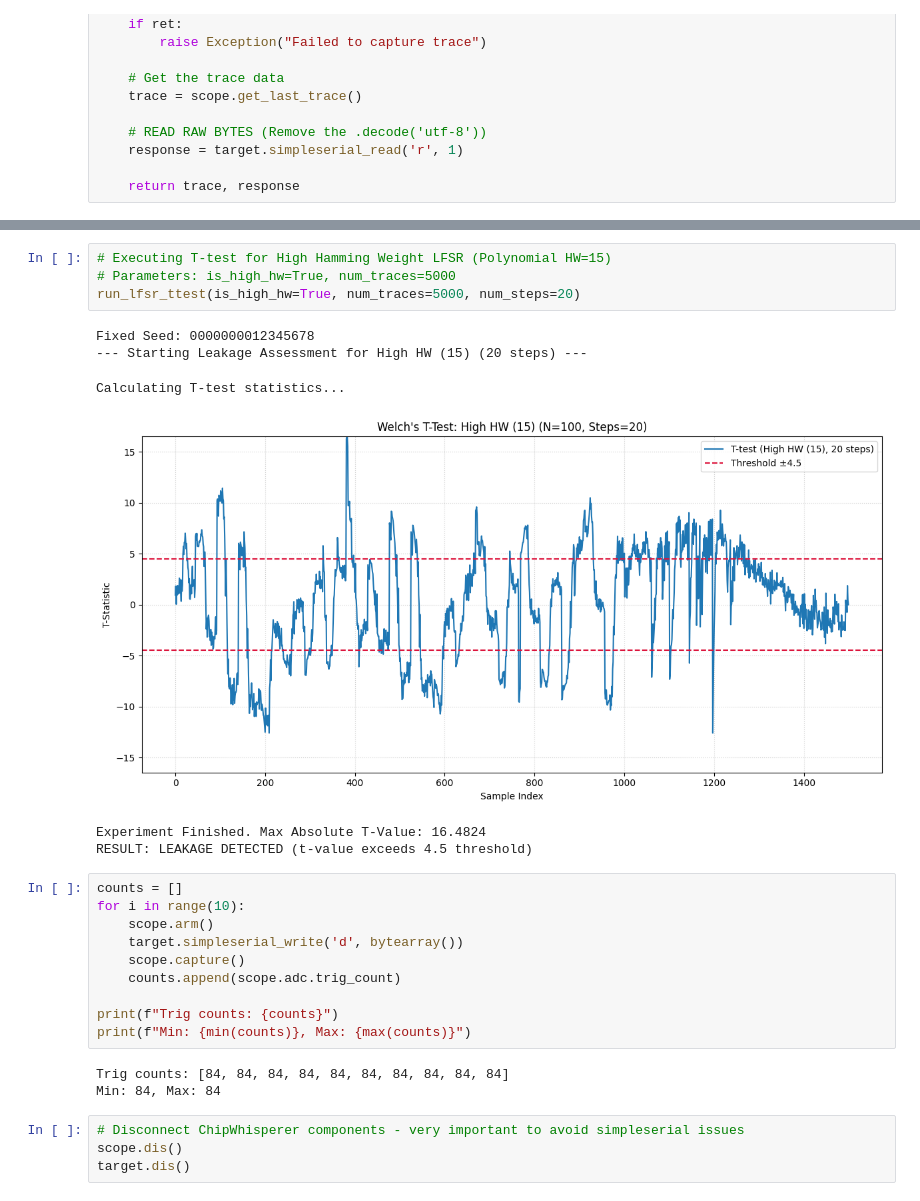
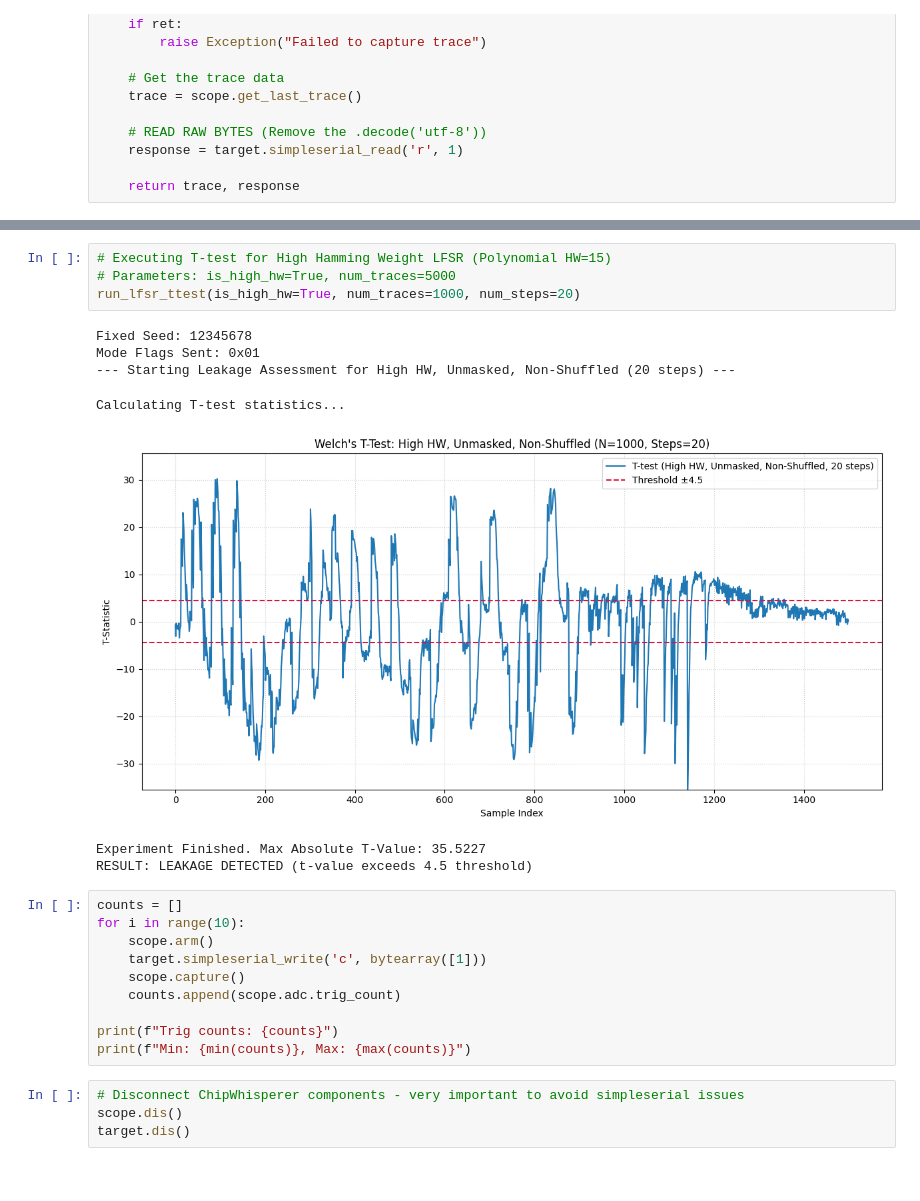
Before and after one commit to talor1321/secured_hardware_final_project, a Jupyter notebook: jupyter.ipynb, the cells around one changed output, grey strips where cells are left out. Saved outputs shown, nothing was run; the diff lists cells and outputs as text.

Commit message:
changed instruction sending and structure
- preserving performance at the critical segments.
- better scalability for future countermeasures.

```diff
--- a/jupyter.ipynb
+++ b/jupyter.ipynb
@@ -232,27 +308,25 @@ RESULT: LEAKAGE DETECTED (t-value exceeds 4.5 threshold)
 # %%
 # Executing T-test for High Hamming Weight LFSR (Polynomial HW=15)
 # Parameters: is_high_hw=True, num_traces=5000
-run_lfsr_ttest(is_high_hw=True, num_traces=5000, num_steps=20)
+run_lfsr_ttest(is_high_hw=True, num_traces=1000, num_steps=20)
 # %% [output]
-Fixed Seed: 0000000012345678
---- Starting Leakage Assessment for High HW (15) (20 steps) ---
+Fixed Seed: 12345678
+Mode Flags Sent: 0x01
+--- Starting Leakage Assessment for High HW, Unmasked, Non-Shuffled (20 steps) ---
 Calculating T-test statistics...
-[figure, old version]
+[figure, new version]
-Experiment Finished. Max Absolute T-Value: 16.4824
+Experiment Finished. Max Absolute T-Value: 35.5227
 RESULT: LEAKAGE DETECTED (t-value exceeds 4.5 threshold)
 # %%
 counts = []
 for i in range(10):
     scope.arm()
-    target.simpleserial_write('d', bytearray())
+    target.simpleserial_write('c', bytearray([1]))
     scope.capture()
     counts.append(scope.adc.trig_count)
 
 print(f"Trig counts: {counts}")
 print(f"Min: {min(counts)}, Max: {max(counts)}")
-# %% [output]
-Trig counts: [84, 84, 84, 84, 84, 84, 84, 84, 84, 84]
-Min: 84, Max: 84
 # %%
 # Disconnect ChipWhisperer components - very important to avoid simpleserial issues
 scope.dis()
```
Also changed, not shown: parts of 7 cells of this notebook, 1 other file.
